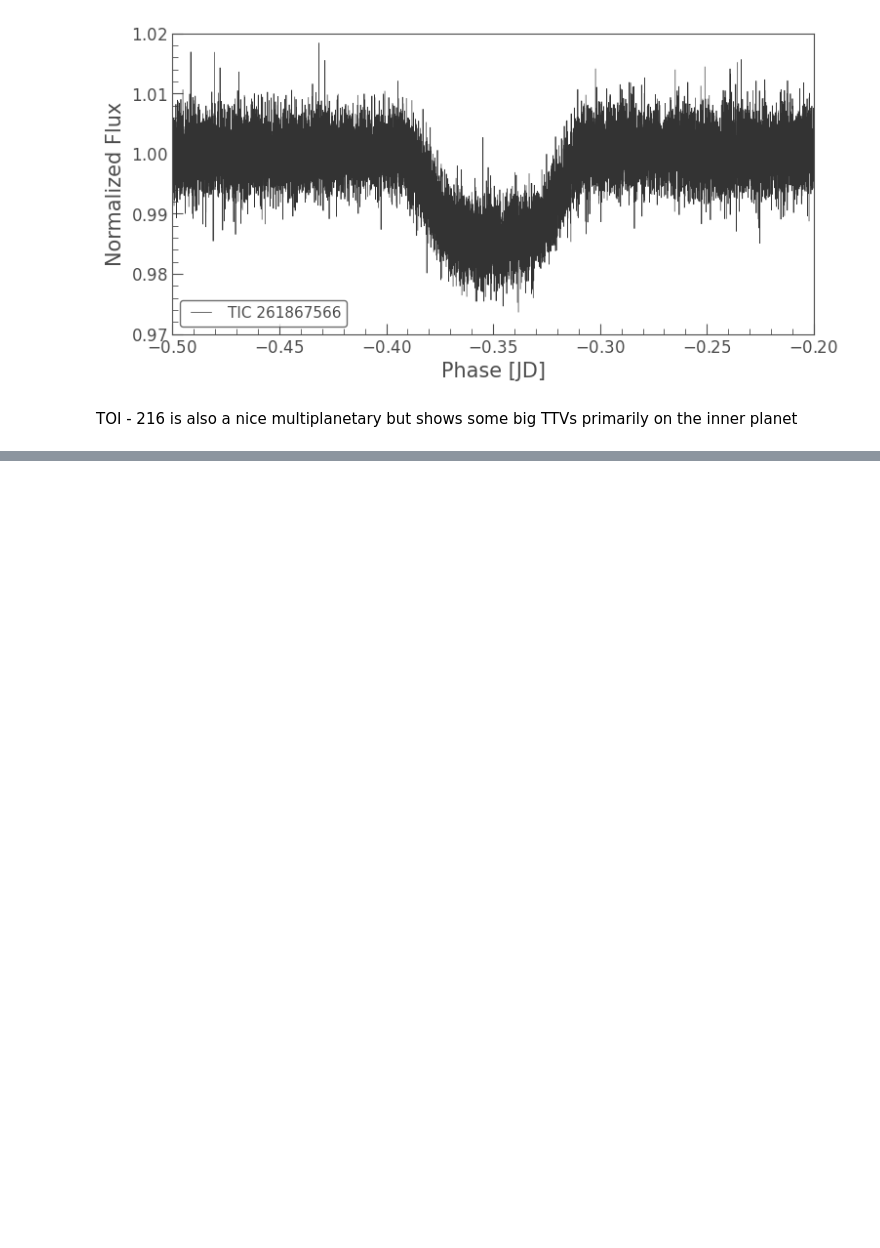
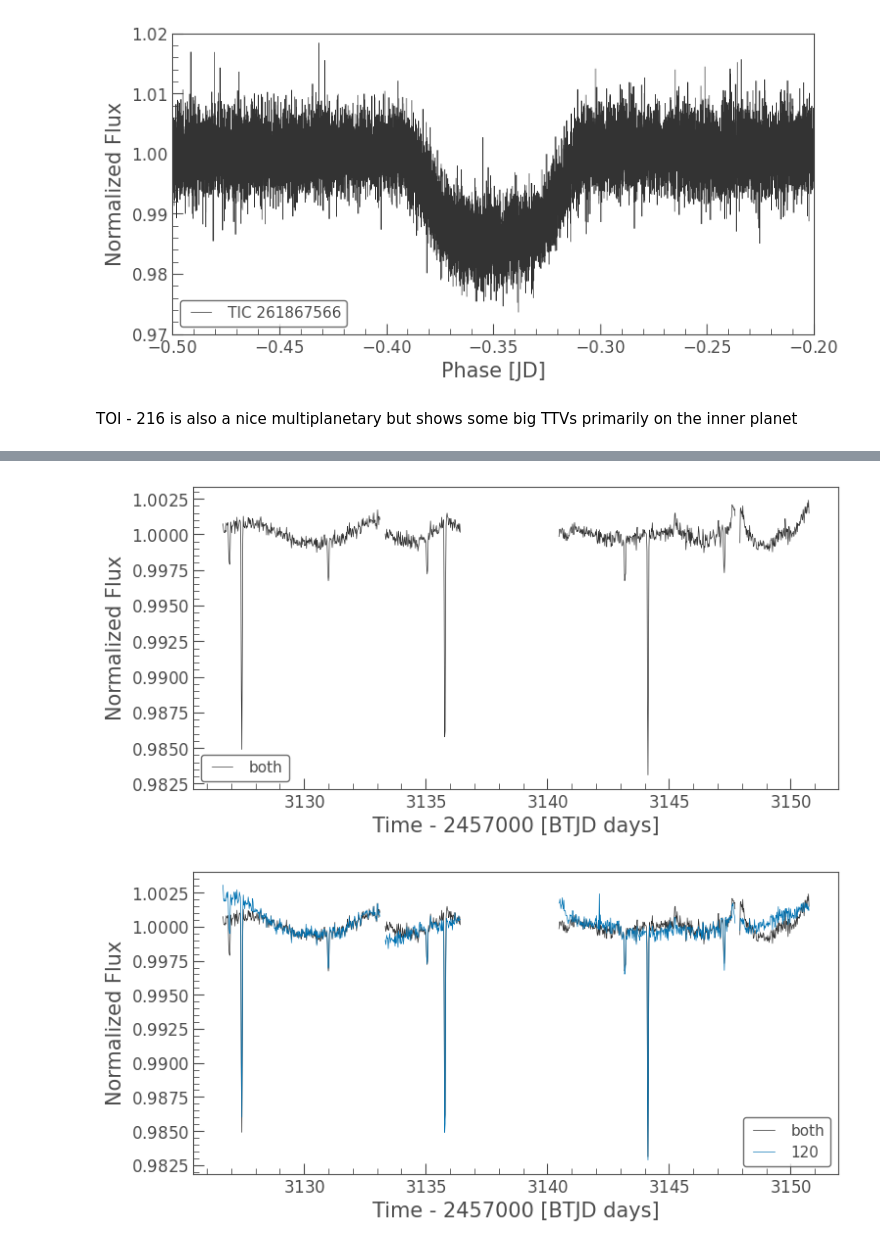
Before and after one commit to JCatton/KJRJMCMCMC, a Jupyter notebook: TransitAnalysis/TestToGetExactLC.ipynb, the cells around one changed output, grey strips where cells are left out. Saved outputs shown, nothing was run; the diff lists cells and outputs as text; code cells hidden in the pictures; blank space fills up the shorter version.

```diff
--- a/TransitAnalysis/TestToGetExactLC.ipynb
+++ b/TransitAnalysis/TestToGetExactLC.ipynb
@@ -445,3 +445,6 @@ plt.show()
 [figure]
 # %% [markdown]
 TOI - 216 is also a nice multiplanetary but shows some big TTVs primarily on the inner planet
+# %%
+search_result = lk.search_lightcurve("TOI-1130", mission='TESS', author="SPOC")
+print(search_result)
@@ -447,0 +461,9 @@ TOI - 216 is also a nice multiplanetary but shows some big TTVs primarily on the
+# %%
+kep10 = search_result[:].download_all()
+# %%
+ax = kep10[0:2].stitch().bin(time_bin_size=0.02).normalize().plot(label="both")
+kep10[1:2].stitch().bin(time_bin_size=0.02).normalize().plot(label="120", ax = ax)
+plt.show()
+# %% [output]
+[figure, added]
+[figure, added]
```
Also changed, not shown: parts of 5 cells of this notebook.
